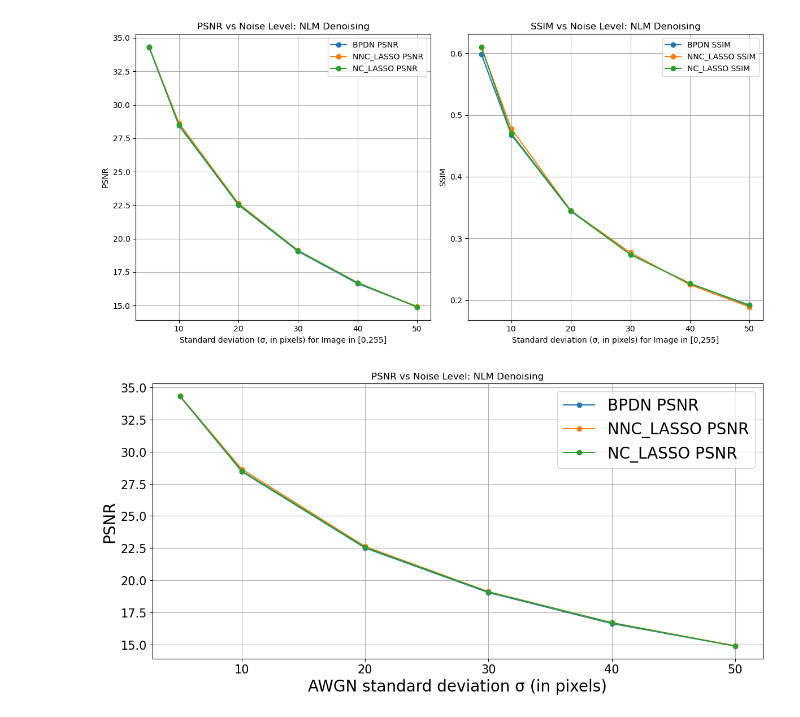
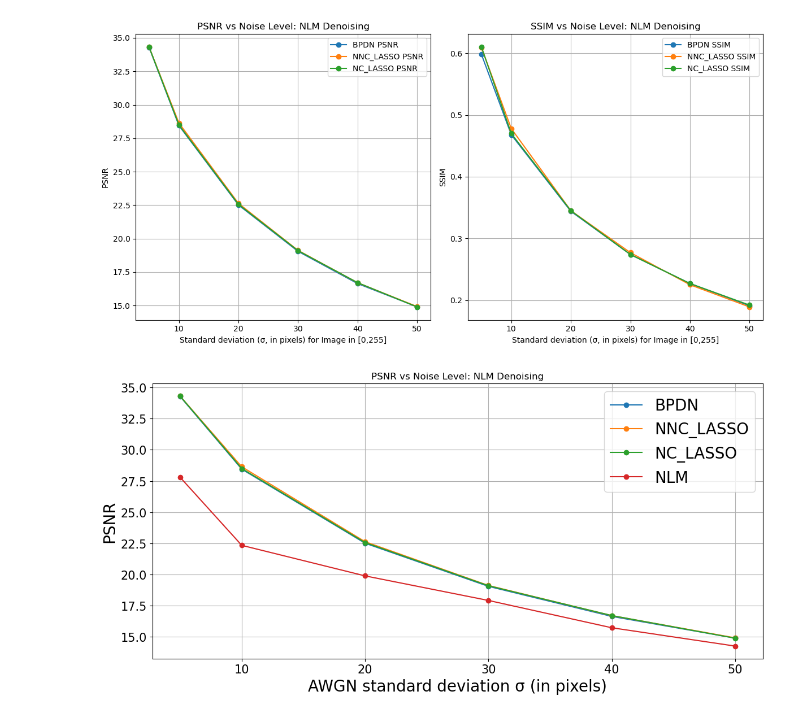
Before and after one commit to Tharindu-Nirmal/Image_Denoising, a Jupyter notebook: plots.ipynb, the cells around one changed output. Saved outputs shown, nothing was run; the diff lists cells and outputs as text; code cells hidden in the pictures.

```diff
--- a/plots.ipynb
+++ b/plots.ipynb
@@ -249,37 +255,38 @@ sigma = np.array([5, 10, 20, 30, 40, 50])
 spgl_bpdn_psnr = np.array([34.28, 28.45, 22.51, 19.05, 16.64, 14.90])
 spgl_bpdn_ssim = np.array([0.607, 0.468, 0.344, 0.274, 0.227, 0.191])
 
 # SPGL_LASSO PSNR/SSIM
 spgl_lasso_psnr = np.array([34.31, 28.64, 22.63, 19.12, 16.70, 14.92])
 spgl_lasso_ssim = np.array([0.609, 0.478, 0.345, 0.277, 0.225, 0.189])
 
 # ELASTIC_Net PSNR/SSIM
 elastic_net_psnr = np.array([34.31, 28.50, 22.56, 19.10, 16.71, 14.893])
 elastic_net_ssim = np.array([0.610, 0.470, 0.345, 0.274, 0.227, 0.192])
 
-#NLM Denoising
-NLM_psnr = np.array([27.8, 22.34, 0, 0, 0, 0])
-NLM_ssim = np.array([0.325, 0.217, 0, 0, 0, 0])
+#NLM Denoising with h=0.01, window 250
+NLM_psnr = np.array([27.8, 22.34, 19.89, 17.92, 15.73, 14.26])
+NLM_ssim = np.array([0.325, 0.217, 0.156, 0.123, 0.089, 0.06])
 
 # Create the plot
 plt.figure(figsize=(12, 6))
 
 # Plot PSNR for all methods
 
-plt.plot(sigma, spgl_bpdn_psnr, label='BPDN PSNR', marker='o')
-plt.plot(sigma, spgl_lasso_psnr, label='NNC_LASSO PSNR', marker='o')
-plt.plot(sigma, elastic_net_psnr, label='NC_LASSO PSNR', marker='o')
+plt.plot(sigma, spgl_bpdn_psnr, label='BPDN', marker='o')
+plt.plot(sigma, spgl_lasso_psnr, label='NNC_LASSO', marker='o')
+plt.plot(sigma, elastic_net_psnr, label='NC_LASSO', marker='o')
+plt.plot(sigma, NLM_psnr, label='NLM', marker='o')
 plt.xlabel('AWGN standard deviation σ (in pixels)', fontsize= 20)
 plt.ylabel('PSNR',fontsize= 20)
 plt.title('PSNR vs Noise Level: NLM Denoising')
 plt.legend()
 plt.grid(True)
 plt.legend(fontsize= 20)
 plt.xticks(fontsize=15)
 plt.yticks(fontsize=15)
 
 # Show the plot
 plt.tight_layout()
 plt.show()
 # %% [output]
-[figure, old version]
+[figure, new version]
```
Also changed, not shown: parts of 1 cell of this notebook, 2 other files.
